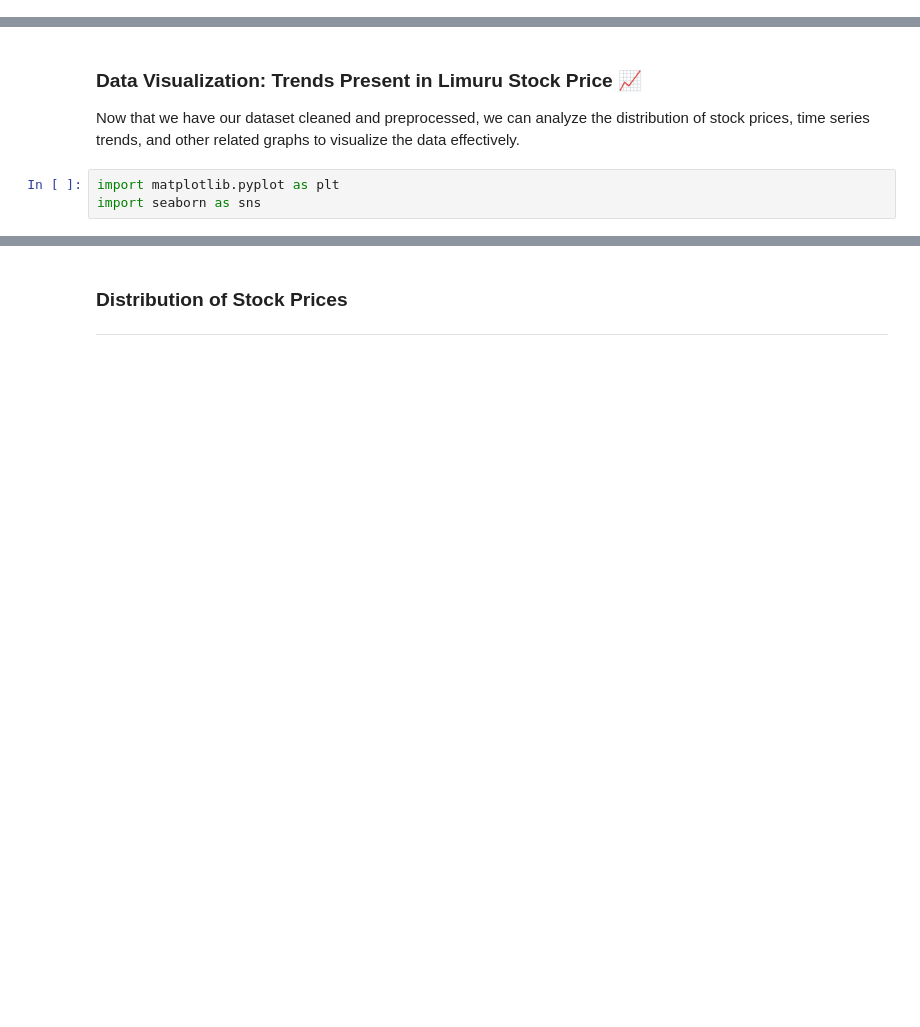
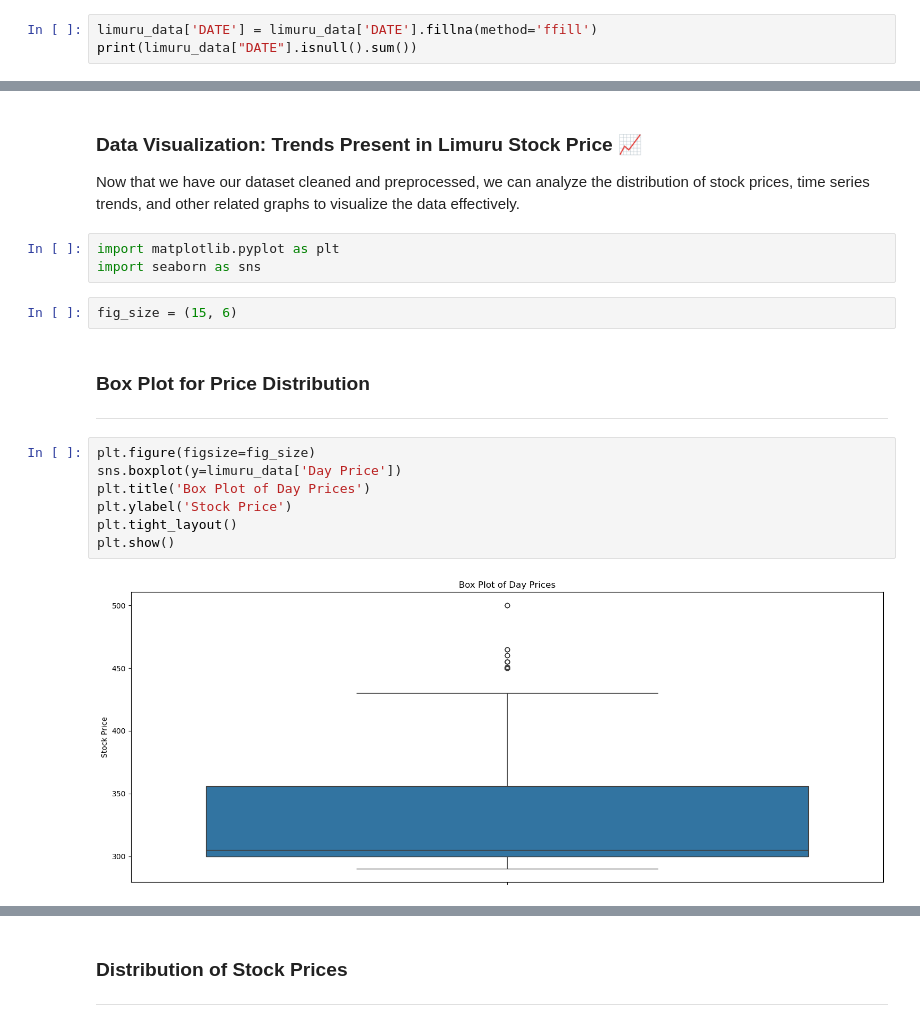
Before and after one commit to cmm25/MachineLearning, a Jupyter notebook: Knowledge_based_systems/Regression/regression.ipynb, the cells around one changed output, grey strips where cells are left out. Cells and saved outputs as stored; diff of their text form; blank space fills up the shorter version.

```diff
--- a/Knowledge_based_systems/Regression/regression.ipynb
+++ b/Knowledge_based_systems/Regression/regression.ipynb
@@ -181,0 +276,3 @@ ValueError: could not convert string to float: '-'
+# %%
+limuru_data['DATE'] = limuru_data['DATE'].fillna(method='ffill')
+print(limuru_data["DATE"].isnull().sum())
@@ -186,3 +347,17 @@ Now that we have our dataset cleaned and preprocessed, we can analyze the distri
 # %%
 import matplotlib.pyplot as plt
 import seaborn as sns
+# %%
+fig_size = (15, 6)
+# %% [markdown]
+###  Box Plot for Price Distribution
+---
+# %%
+plt.figure(figsize=fig_size)
+sns.boxplot(y=limuru_data['Day Price'])
+plt.title('Box Plot of Day Prices')
+plt.ylabel('Stock Price')
+plt.tight_layout()
+plt.show()
+# %% [output]
+[figure, added]
```
Also changed, not shown: parts of 34 cells of this notebook, 2 other files.
